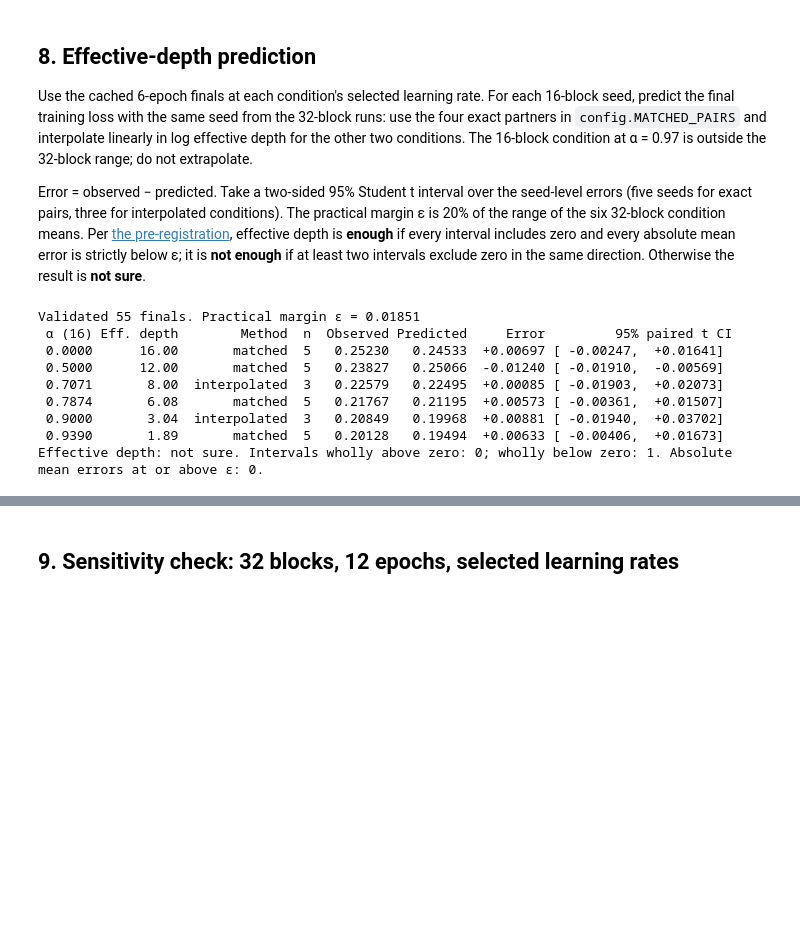
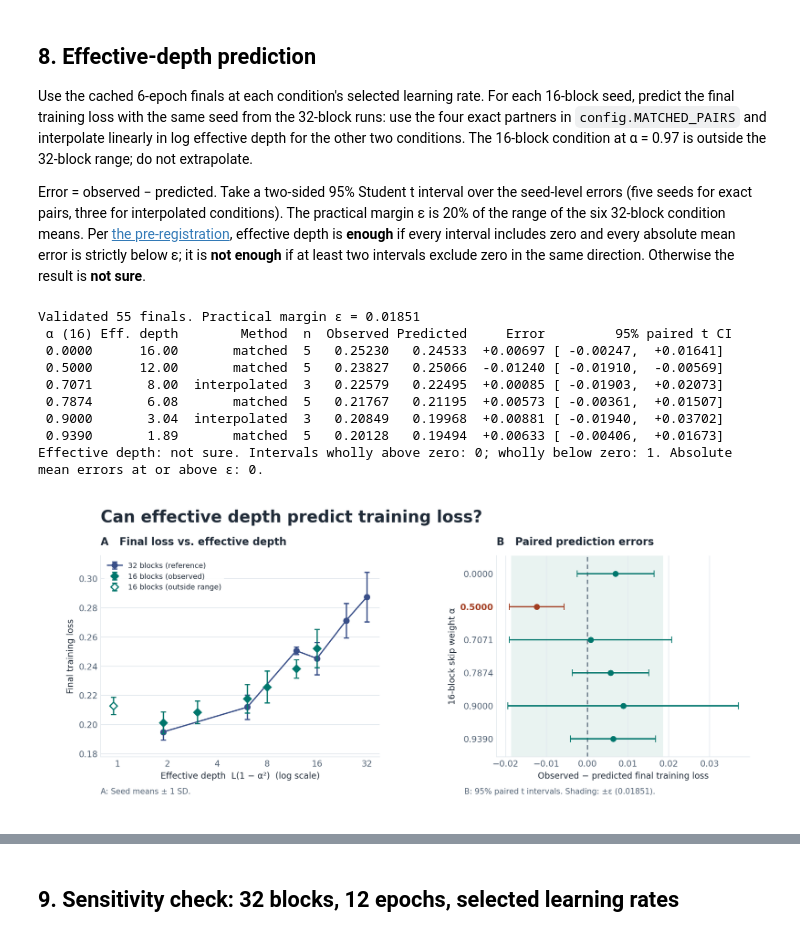
Before and after one commit to W1chik2nd/NNDL-CW3, a Jupyter notebook: nb2_experiment.ipynb, the cells around one changed output, grey strips where cells are left out. Drawn from its saved outputs; the diff is of its cells as text; code cells hidden in the pictures; blank space fills up the shorter version.

Commit message:
Add D stage 3 figure and write up effective-depth results

```diff
--- a/nb2_experiment.ipynb
+++ b/nb2_experiment.ipynb
@@ -810,11 +810,8 @@ strictly below ε; it is **not enough** if at least two intervals exclude zero i
 direction. Otherwise the result is **not sure**.
 # %%
 def paired_t_ci95(errors):
-    """Two-sided 95% Student t interval on the mean of paired seed errors."""
     from math import sqrt
     from statistics import mean, stdev
-
-    # The pre-registered 3 and 5 seeds give df=2 and df=4, respectively.
     t975 = {2: 4.30265273, 4: 2.77644511}
     if len(errors) - 1 not in t975:
         raise ValueError(f"Expected 3 or 5 paired errors, got {len(errors)}")
@@ -824,7 +821,6 @@ def paired_t_ci95(errors):
 
 
 def effective_depth_verdict(rows, epsilon):
-    """Apply the pre-registered rules to paired estimates and intervals."""
     intervals = [r["ci95"] for r in rows]
     if (all(lo <= 0 <= hi for lo, hi in intervals)
             and all(abs(r["error"]) < epsilon for r in rows)):
@@ -839,10 +835,9 @@ def effective_depth_verdict(rows, epsilon):
 
 
 def effective_depth_test(records: list[dict], *, selected_lrs: dict, final_tag: str) -> dict:
-    """Validate the cached finals, then calculate paired errors and a verdict."""
     import math
     from bisect import bisect_left
-    from statistics import mean
+    from statistics import mean, stdev
 
     planned = {(depth, a): C.final_seeds(depth, a)
                for depth, alphas in C.ALPHAS.items() for a in alphas}
@@ -871,7 +866,9 @@ def effective_depth_test(records: list[dict], *, selected_lrs: dict, final_tag:
     partners = {target: source for source, target in C.MATCHED_PAIRS}
     curve = sorted((C.effective_depth(32, a), (32, a)) for a in C.ALPHAS[32])
     depths = [depth for depth, _ in curve]
-    means32 = [mean(groups[key].values()) for _, key in curve]
+    condition_stats = {key: (mean(losses.values()), stdev(losses.values()))
+                       for key, losses in groups.items()}
+    means32 = [condition_stats[key][0] for _, key in curve]
     epsilon = 0.20 * (max(means32) - min(means32))
     rows = []
     for a in C.ALPHAS[16]:
@@ -889,7 +886,7 @@ def effective_depth_test(records: list[dict], *, selected_lrs: dict, final_tag:
             predictions = [groups[left][seed] + weight * (groups[right][seed] - groups[left][seed])
                            for seed in seeds]
         else:
-            continue  # no extrapolation
+            continue
         observations = [groups[key][seed] for seed in seeds]
         errors = [obs - pred for obs, pred in zip(observations, predictions)]
         rows.append(dict(alpha=a, effective_depth=d, method=method, seeds=seeds,
@@ -897,5 +894,6 @@ def effective_depth_test(records: list[dict], *, selected_lrs: dict, final_tag:
                          error=mean(errors), ci95=paired_t_ci95(errors)))
     verdict, reason = effective_depth_verdict(rows, epsilon)
     return dict(rows=rows, epsilon=epsilon, verdict=verdict, reason=reason,
-                n_finals=sum(len(losses) for losses in groups.values()))
+                n_finals=sum(len(losses) for losses in groups.values()),
+                condition_stats=condition_stats)
 # %%
@@ -925,3 +922,80 @@ Validated 55 finals. Practical margin ε = 0.01851
  0.9000       3.04  interpolated  3   0.20849   0.19968  +0.00881 [ -0.01940,  +0.03702]
  0.9390       1.89       matched  5   0.20128   0.19494  +0.00633 [ -0.00406,  +0.01673]
 Effective depth: not sure. Intervals wholly above zero: 0; wholly below zero: 1. Absolute mean errors at or above ε: 0.
+# %%
+import matplotlib.pyplot as plt
+
+def plot_effective_depth_summary(report):
+    observed_color, reference_color, distinct_color = "#00776D", "#394F88", "#A23D21"
+    ink, muted, grid = "#202B38", "#546476", "#E3E9EE"
+    with plt.rc_context({"font.family": "DejaVu Sans", "font.size": 10, "text.color": ink,
+                         "axes.labelcolor": ink, "axes.edgecolor": grid,
+                         "xtick.color": muted, "ytick.color": muted, "figure.facecolor": "white",
+                         "axes.facecolor": "white", "grid.color": grid}):
+        fig, (left, right) = plt.subplots(1, 2, figsize=(11.8, 5.2), gridspec_kw={"width_ratios": [1.1, 1]})
+        fig.subplots_adjust(left=0.086, right=0.975, bottom=0.19, top=0.815, wspace=0.44)
+        fig.suptitle("Can effective depth predict training loss?", x=0.086, y=0.958,
+                     ha="left", fontsize=19, fontweight="bold")
+
+        stats = report["condition_stats"]
+        predicted_alphas = {row["alpha"] for row in report["rows"]}
+
+        def plot_losses(depth, alphas, color, marker, label, *, connected=False, filled=True):
+            keys = sorted(((depth, a) for a in alphas), key=lambda key: C.effective_depth(*key))
+            x = [C.effective_depth(*key) for key in keys]
+            means, sds = zip(*(stats[key] for key in keys))
+            left.errorbar(x, means, yerr=sds, color=color, marker=marker, markersize=6,
+                          markerfacecolor=color if filled else "white", markeredgewidth=1.4,
+                          capsize=3, linewidth=1.5, linestyle="-" if connected else "none",
+                          label=label, zorder=3 if depth == 16 else 2)
+
+        plot_losses(32, C.ALPHAS[32], reference_color, "o", "32 blocks (reference)", connected=True)
+        plot_losses(16, predicted_alphas, observed_color, "D", "16 blocks (observed)")
+        observed_only = [a for a in C.ALPHAS[16] if a not in predicted_alphas]
+        if observed_only:
+            plot_losses(16, observed_only, observed_color, "D", "16 blocks (outside range)", filled=False)
+        left.set_xscale("log")
+        left.set_xticks([1, 2, 4, 8, 16, 32], ["1", "2", "4", "8", "16", "32"])
+        left.minorticks_off()
+        left.margins(x=0.05, y=0.10)
+        left.set_title("A   Final loss vs. effective depth", loc="left", fontsize=12, fontweight="bold", pad=12)
+        left.set_xlabel("Effective depth  L(1 − α²)  (log scale)")
+        left.set_ylabel("Final training loss")
+        left.grid(axis="y", linewidth=0.8)
+        left.legend(loc="upper left", fontsize=8.5, facecolor="white", edgecolor="none", framealpha=0.92)
+
+        epsilon = report["epsilon"]
+        right.axvspan(-epsilon, epsilon, color="#E9F3F1", zorder=0)
+        right.axvline(0, color=muted, linestyle=(0, (4, 3)), linewidth=1.25, zorder=2)
+        labels = []
+        outside_zero = []
+        for i, row in enumerate(report["rows"]):
+            error, (low, high) = row["error"], row["ci95"]
+            excludes_zero = low > 0 or high < 0
+            color = distinct_color if excludes_zero else observed_color
+            right.errorbar(error, i, xerr=[[error - low], [high - error]], fmt="o",
+                           color=color, markersize=6, capsize=4, linewidth=1.6, zorder=3)
+            labels.append(f"{row['alpha']:.4f}")
+            outside_zero.append(excludes_zero)
+        right.set_yticks(range(len(labels)), labels)
+        right.set_ylim(len(labels) - 0.45, -0.55)
+        for label, distinct in zip(right.get_yticklabels(), outside_zero):
+            if distinct:
+                label.set(color=distinct_color, fontweight="bold")
+        right.set_title("B   Paired prediction errors", loc="left", fontsize=12, fontweight="bold", pad=12)
+        right.set_ylabel("16-block skip weight α")
+        right.set_xlabel("Observed − predicted final training loss")
+        right.grid(axis="x", linewidth=0.8, zorder=0.5)
+
+        for ax in (left, right):
+            ax.spines[["top", "right"]].set_visible(False)
+            ax.tick_params(length=0)
+        fig.text(0.086, 0.075, "A: Seed means ± 1 SD.", fontsize=9, color=muted)
+        fig.text(0.584, 0.075, f"B: 95% paired t intervals. Shading: ±ε ({epsilon:.5f}).",
+                 fontsize=9, color=muted)
+    return fig
+
+effective_depth_figure = plot_effective_depth_summary(prediction)
+plt.show()
+# %% [output]
+[figure, added]
```
Also changed, not shown: parts of 3 cells of this notebook.
